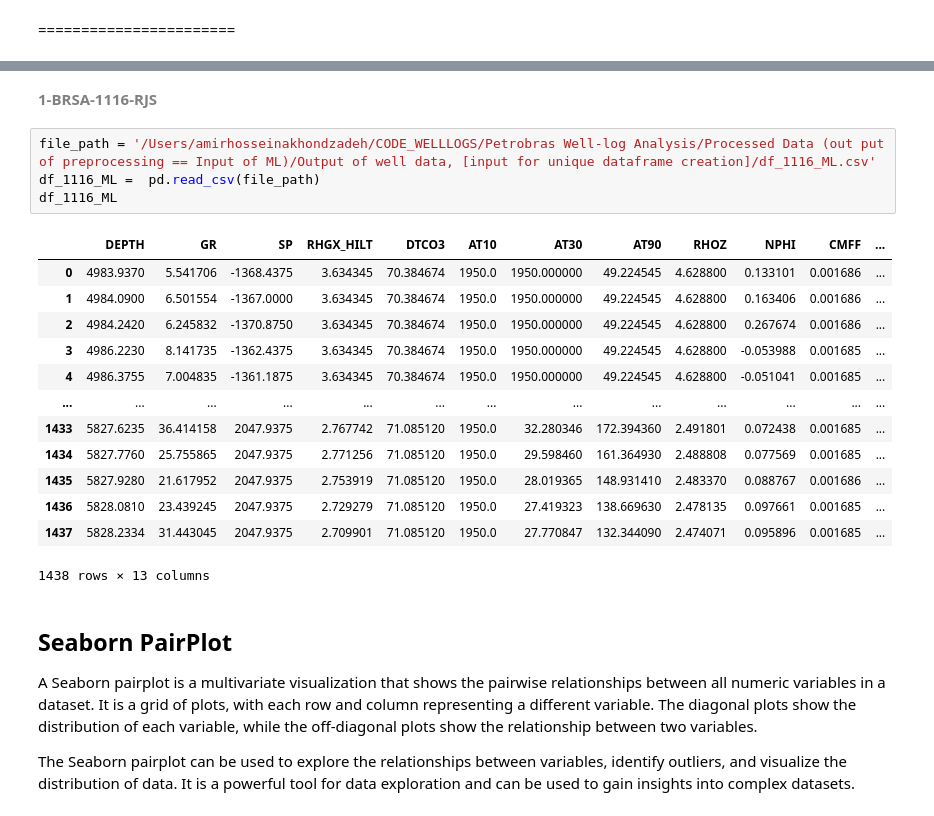
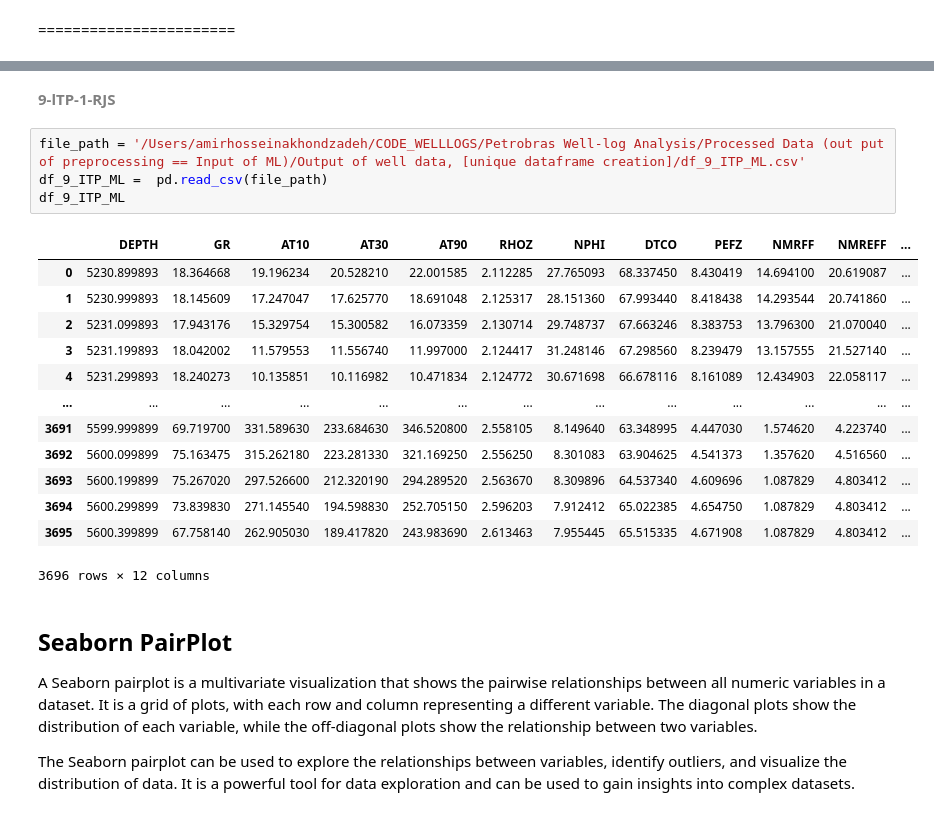
Before and after one commit to Amirhosseinakhondzadeh/Well-log-Analysis-Reservoir-Properties, a Jupyter notebook: Petrobras Well-log Analysis/Template (Module)/Selection of Data for "Predictive model (ML)"/Selection of Data for "Predictive model (ML)".ipynb, the cells around one changed output, grey strips where cells are left out. Saved outputs shown, nothing was run; the diff lists cells and outputs as text.

```diff
--- a/Petrobras Well-log Analysis/Template (Module)/Selection of Data for "Predictive model (ML)"/Selection of Data for "Predictive model (ML)".ipynb
+++ b/Petrobras Well-log Analysis/Template (Module)/Selection of Data for "Predictive model (ML)"/Selection of Data for "Predictive model (ML)".ipynb
@@ -80,24 +78,24 @@ df_1115_ML
 # %% [markdown]
 <span style='color:gray'> <span style="font-size:15px;">
-**1-BRSA-1116-RJS**
+**9-lTP-1-RJS**
 # %%
-file_path = '/Users/amirhosseinakhondzadeh/CODE_WELLLOGS/Petrobras Well-log Analysis/Processed Data (out put of preprocessing == Input of ML)/Output of well data, [input for unique dataframe creation]/df_1116_ML.csv'
-df_1116_ML =  pd.read_csv(file_path)
-df_1116_ML
+file_path = '/Users/amirhosseinakhondzadeh/CODE_WELLLOGS/Petrobras Well-log Analysis/Processed Data (out put of preprocessing == Input of ML)/Output of well data, [unique dataframe creation]/df_9_ITP_ML.csv'
+df_9_ITP_ML =  pd.read_csv(file_path)
+df_9_ITP_ML
 # %% [output]
-|  | DEPTH | GR | SP | RHGX_HILT | DTCO3 | AT10 | AT30 | AT90 | RHOZ | NPHI | CMFF | ... |
-| 0 | 4983.9370 | 5.541706 | -1368.4375 | 3.634345 | 70.384674 | 1950.0 | 1950.000000 | 49.224545 | 4.628800 | 0.133101 | 0.001686 | ... |
-| 1 | 4984.0900 | 6.501554 | -1367.0000 | 3.634345 | 70.384674 | 1950.0 | 1950.000000 | 49.224545 | 4.628800 | 0.163406 | 0.001686 | ... |
-| 2 | 4984.2420 | 6.245832 | -1370.8750 | 3.634345 | 70.384674 | 1950.0 | 1950.000000 | 49.224545 | 4.628800 | 0.267674 | 0.001686 | ... |
-| 3 | 4986.2230 | 8.141735 | -1362.4375 | 3.634345 | 70.384674 | 1950.0 | 1950.000000 | 49.224545 | 4.628800 | -0.053988 | 0.001685 | ... |
-| 4 | 4986.3755 | 7.004835 | -1361.1875 | 3.634345 | 70.384674 | 1950.0 | 1950.000000 | 49.224545 | 4.628800 | -0.051041 | 0.001685 | ... |
+|  | DEPTH | GR | AT10 | AT30 | AT90 | RHOZ | NPHI | DTCO | PEFZ | NMRFF | NMREFF | ... |
+| 0 | 5230.899893 | 18.364668 | 19.196234 | 20.528210 | 22.001585 | 2.112285 | 27.765093 | 68.337450 | 8.430419 | 14.694100 | 20.619087 | ... |
+| 1 | 5230.999893 | 18.145609 | 17.247047 | 17.625770 | 18.691048 | 2.125317 | 28.151360 | 67.993440 | 8.418438 | 14.293544 | 20.741860 | ... |
+| 2 | 5231.099893 | 17.943176 | 15.329754 | 15.300582 | 16.073359 | 2.130714 | 29.748737 | 67.663246 | 8.383753 | 13.796300 | 21.070040 | ... |
+| 3 | 5231.199893 | 18.042002 | 11.579553 | 11.556740 | 11.997000 | 2.124417 | 31.248146 | 67.298560 | 8.239479 | 13.157555 | 21.527140 | ... |
+| 4 | 5231.299893 | 18.240273 | 10.135851 | 10.116982 | 10.471834 | 2.124772 | 30.671698 | 66.678116 | 8.161089 | 12.434903 | 22.058117 | ... |
 | ... | ... | ... | ... | ... | ... | ... | ... | ... | ... | ... | ... | ... |
-| 1433 | 5827.6235 | 36.414158 | 2047.9375 | 2.767742 | 71.085120 | 1950.0 | 32.280346 | 172.394360 | 2.491801 | 0.072438 | 0.001685 | ... |
-| 1434 | 5827.7760 | 25.755865 | 2047.9375 | 2.771256 | 71.085120 | 1950.0 | 29.598460 | 161.364930 | 2.488808 | 0.077569 | 0.001685 | ... |
-| 1435 | 5827.9280 | 21.617952 | 2047.9375 | 2.753919 | 71.085120 | 1950.0 | 28.019365 | 148.931410 | 2.483370 | 0.088767 | 0.001686 | ... |
-| 1436 | 5828.0810 | 23.439245 | 2047.9375 | 2.729279 | 71.085120 | 1950.0 | 27.419323 | 138.669630 | 2.478135 | 0.097661 | 0.001685 | ... |
-| 1437 | 5828.2334 | 31.443045 | 2047.9375 | 2.709901 | 71.085120 | 1950.0 | 27.770847 | 132.344090 | 2.474071 | 0.095896 | 0.001685 | ... |
+| 3691 | 5599.999899 | 69.719700 | 331.589630 | 233.684630 | 346.520800 | 2.558105 | 8.149640 | 63.348995 | 4.447030 | 1.574620 | 4.223740 | ... |
+| 3692 | 5600.099899 | 75.163475 | 315.262180 | 223.281330 | 321.169250 | 2.556250 | 8.301083 | 63.904625 | 4.541373 | 1.357620 | 4.516560 | ... |
+| 3693 | 5600.199899 | 75.267020 | 297.526600 | 212.320190 | 294.289520 | 2.563670 | 8.309896 | 64.537340 | 4.609696 | 1.087829 | 4.803412 | ... |
+| 3694 | 5600.299899 | 73.839830 | 271.145540 | 194.598830 | 252.705150 | 2.596203 | 7.912412 | 65.022385 | 4.654750 | 1.087829 | 4.803412 | ... |
+| 3695 | 5600.399899 | 67.758140 | 262.905030 | 189.417820 | 243.983690 | 2.613463 | 7.955445 | 65.515335 | 4.671908 | 1.087829 | 4.803412 | ... |
-1438 rows × 13 columns
+3696 rows × 12 columns
 # %% [markdown]
 ## Seaborn PairPlot
 
```
Also changed, not shown: parts of 13 cells of this notebook, 55 other files.
